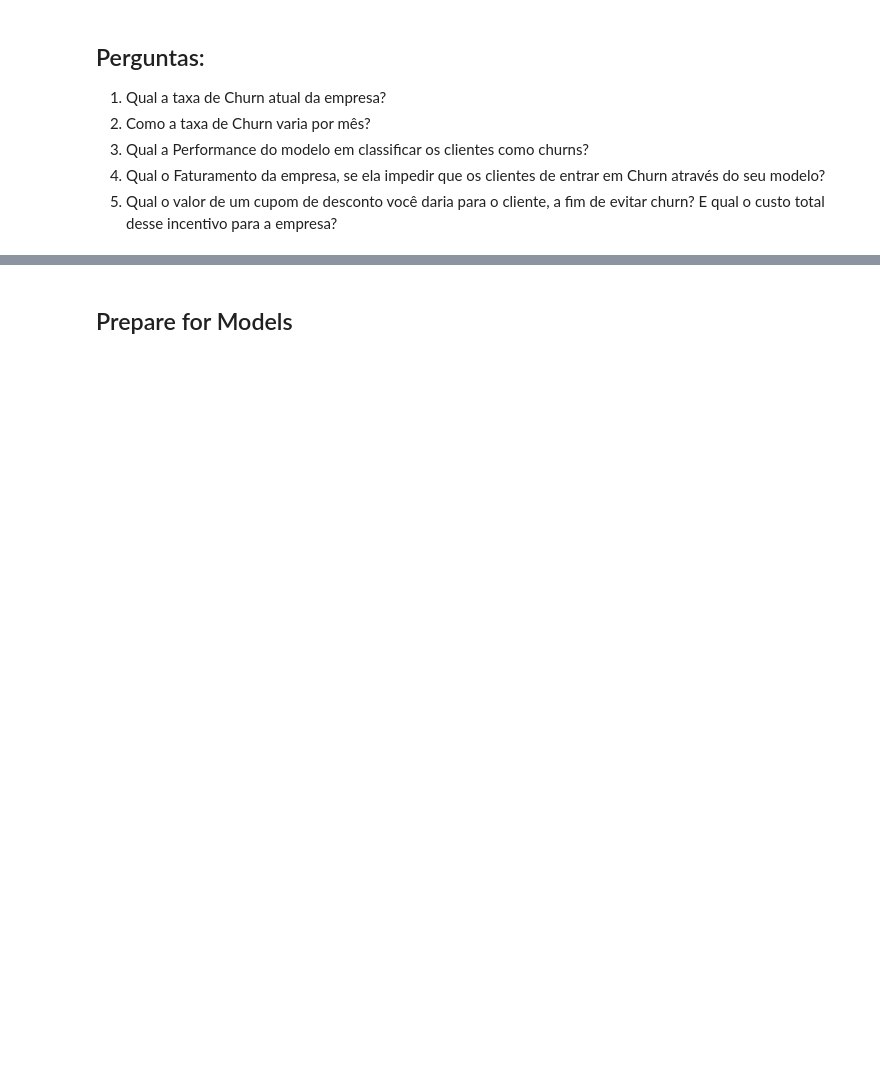
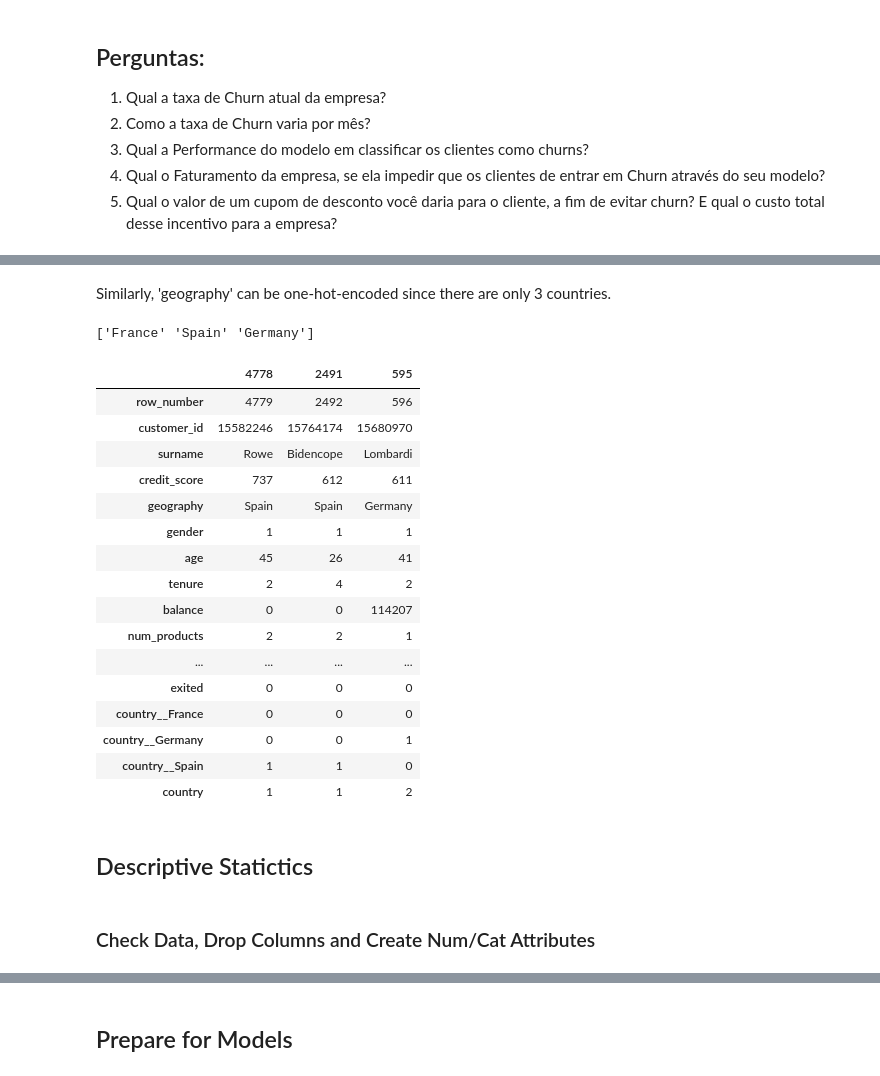
Before and after one commit to gcsantucci/churn_TopBank, a Jupyter notebook: churn_eda.ipynb, the cells around one changed output, grey strips where cells are left out. Drawn from its saved outputs; the diff is of its cells as text; code cells hidden in the pictures; blank space fills up the shorter version.

```diff
--- a/churn_eda.ipynb
+++ b/churn_eda.ipynb
@@ -147,0 +71,5 @@ Index(['CreditScore', 'Geography', 'Gender', 'Age', 'Tenure', 'Balance',
+# %%
+df1 = df_raw.copy()
+# %%
+df1.columns = rename_cols(df_raw.columns)
+df1.columns
@@ -147,0 +81,4 @@ Index(['CreditScore', 'Geography', 'Gender', 'Age', 'Tenure', 'Balance',
+# %%
+df1.rename(columns={'num_of_products': 'num_products', 'has_cr_card': 'credit_card',
+                    'is_active_member': 'active_member', 'estimated_salary': 'salary'},
+           inplace=True)
@@ -147,0 +176,27 @@ Index(['CreditScore', 'Geography', 'Gender', 'Age', 'Tenure', 'Balance',
+# %% [markdown]
+Similarly, 'geography' can be one-hot-encoded since there are only 3 countries.
+# %%
+print(df1.geography.unique())
+df1 = pd.concat([df1, pd.get_dummies(df1['geography'], prefix='country_')], axis=1)
+df1['country'] = df1.geography.map({'France': 0, 'Spain': 1, 'Germany': 2})
+
+df1.sample(3)
+# %% [output]
+['France' 'Spain' 'Germany']
+|  | 4778 | 2491 | 595 |
+| row_number | 4779 | 2492 | 596 |
+| customer_id | 15582246 | 15764174 | 15680970 |
+| surname | Rowe | Bidencope | Lombardi |
+| credit_score | 737 | 612 | 611 |
+| geography | Spain | Spain | Germany |
+| gender | 1 | 1 | 1 |
+| age | 45 | 26 | 41 |
+| tenure | 2 | 4 | 2 |
+| balance | 0 | 0 | 114207 |
+| num_products | 2 | 2 | 1 |
+| ... | ... | ... | ... |
+| exited | 0 | 0 | 0 |
+| country__France | 0 | 0 | 0 |
+| country__Germany | 0 | 0 | 1 |
+| country__Spain | 1 | 1 | 0 |
+| country | 1 | 1 | 2 |
@@ -147,0 +206,4 @@ Index(['CreditScore', 'Geography', 'Gender', 'Age', 'Tenure', 'Balance',
+# %% [markdown]
+## Descriptive Statictics
+# %% [markdown]
+### Check Data, Drop Columns and Create Num/Cat Attributes
```
Also changed, not shown: parts of 62 cells of this notebook, 1 other file.
